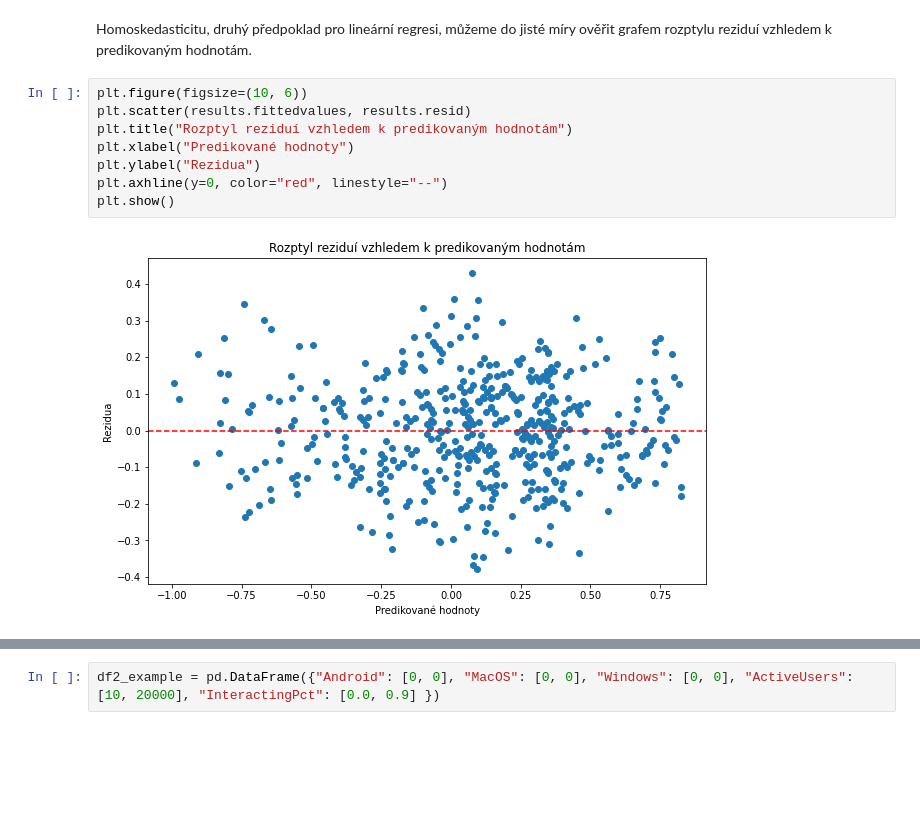
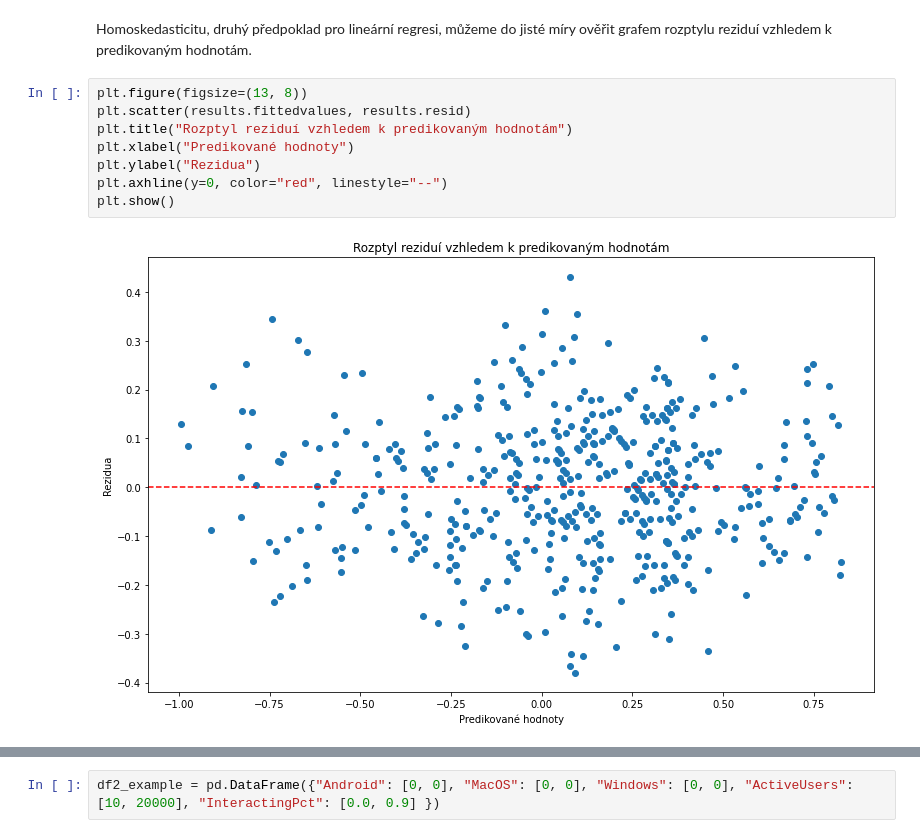
Before and after one commit to xmihol00/MSP, a Jupyter notebook: proj2/Mihola_MSP_2-projekt.ipynb, the cells around one changed output, grey strips where cells are left out. Cells and saved outputs as stored; diff of their text form; blank space fills up the shorter version.

```diff
--- a/proj2/Mihola_MSP_2-projekt.ipynb
+++ b/proj2/Mihola_MSP_2-projekt.ipynb
@@ -721,13 +696,13 @@ plt.show()
 # %% [markdown]
 Homoskedasticitu, druhý předpoklad pro lineární regresi, můžeme do jisté míry ověřit grafem rozptylu reziduí vzhledem k predikovaným hodnotám.
 # %%
-plt.figure(figsize=(10, 6))
+plt.figure(figsize=(13, 8))
 plt.scatter(results.fittedvalues, results.resid)
 plt.title("Rozptyl reziduí vzhledem k predikovaným hodnotám")
 plt.xlabel("Predikované hodnoty")
 plt.ylabel("Rezidua")
 plt.axhline(y=0, color="red", linestyle="--")
 plt.show()
 # %% [output]
-[figure, old version]
+[figure, new version]
 # %% [markdown]
```
Also changed, not shown: parts of 16 cells of this notebook.
